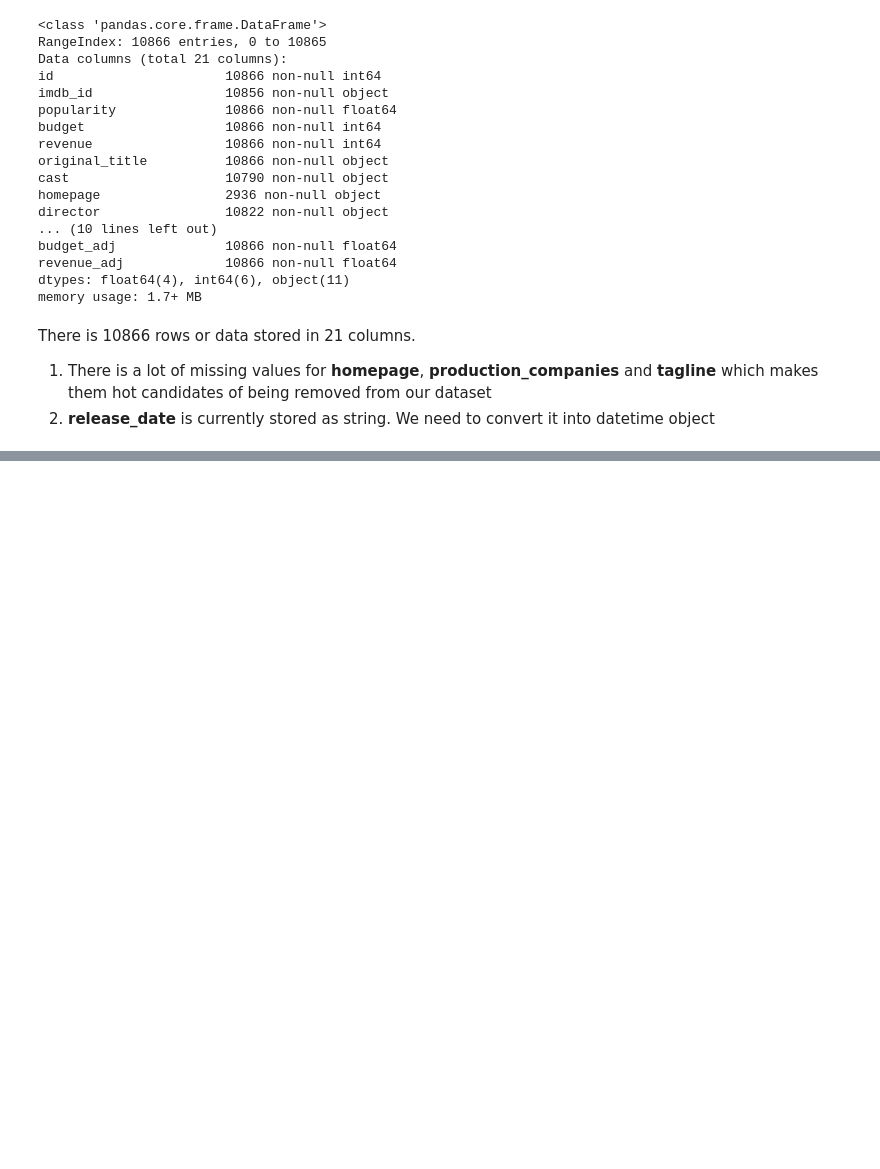
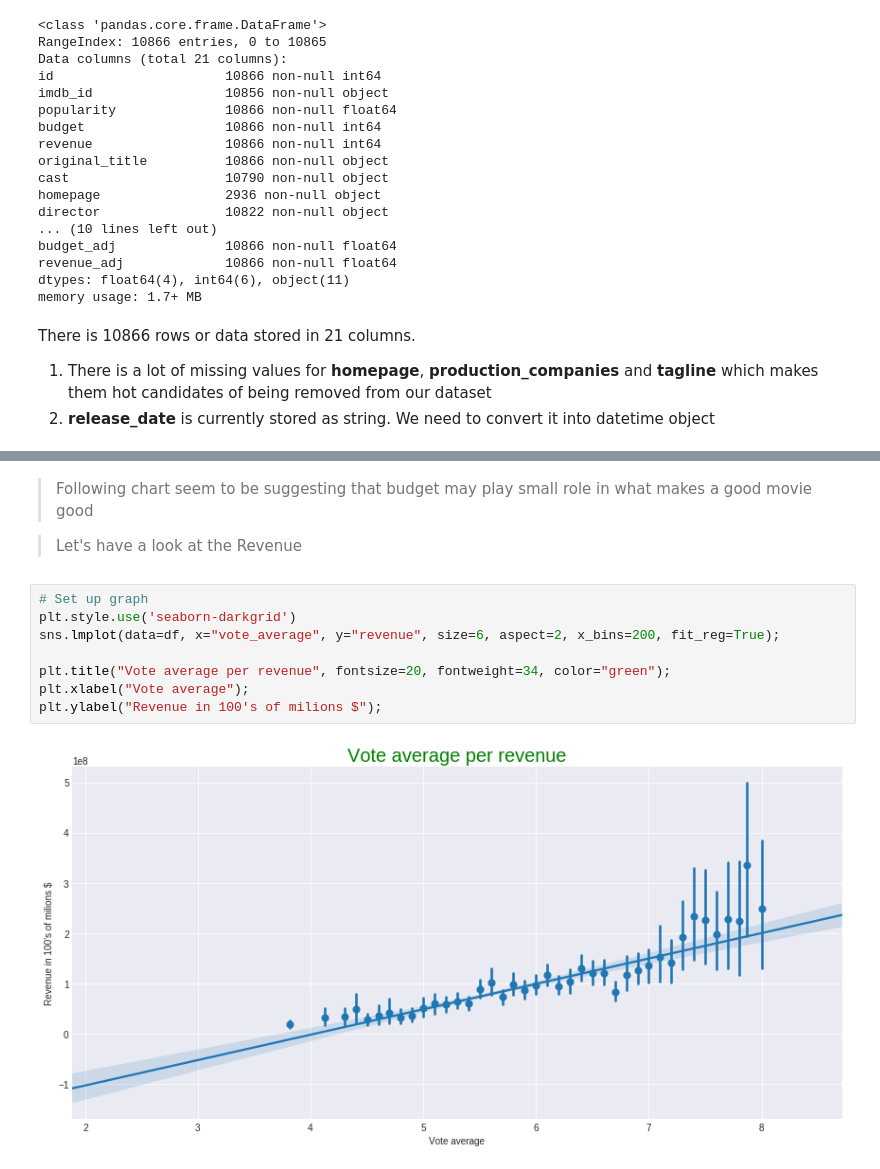
Before and after one commit to pe1te3son/investigate_dataset_p3, a Jupyter notebook: Investigate_a_Dataset.ipynb, the cells around one changed output, grey strips where cells are left out. Saved outputs shown, nothing was run; the diff lists cells and outputs as text; blank space fills up the shorter version.

```diff
--- a/Investigate_a_Dataset.ipynb
+++ b/Investigate_a_Dataset.ipynb
@@ -171,0 +267,14 @@ call(['python', '-m', 'nbconvert', 'Investigate_a_Dataset1.ipynb'])
+# %% [markdown]
+> Following chart seem to be suggesting that budget may play small role in what makes a good movie good
+
+> Let's have a look at the Revenue
+# %%
+# Set up graph
+plt.style.use('seaborn-darkgrid')
+sns.lmplot(data=df, x="vote_average", y="revenue", size=6, aspect=2, x_bins=200, fit_reg=True);
+
+plt.title("Vote average per revenue", fontsize=20, fontweight=34, color="green");
+plt.xlabel("Vote average");
+plt.ylabel("Revenue in 100's of milions $");
+# %% [output]
+[figure, added]
```
Also changed, not shown: parts of 54 cells of this notebook, 2 other files.
